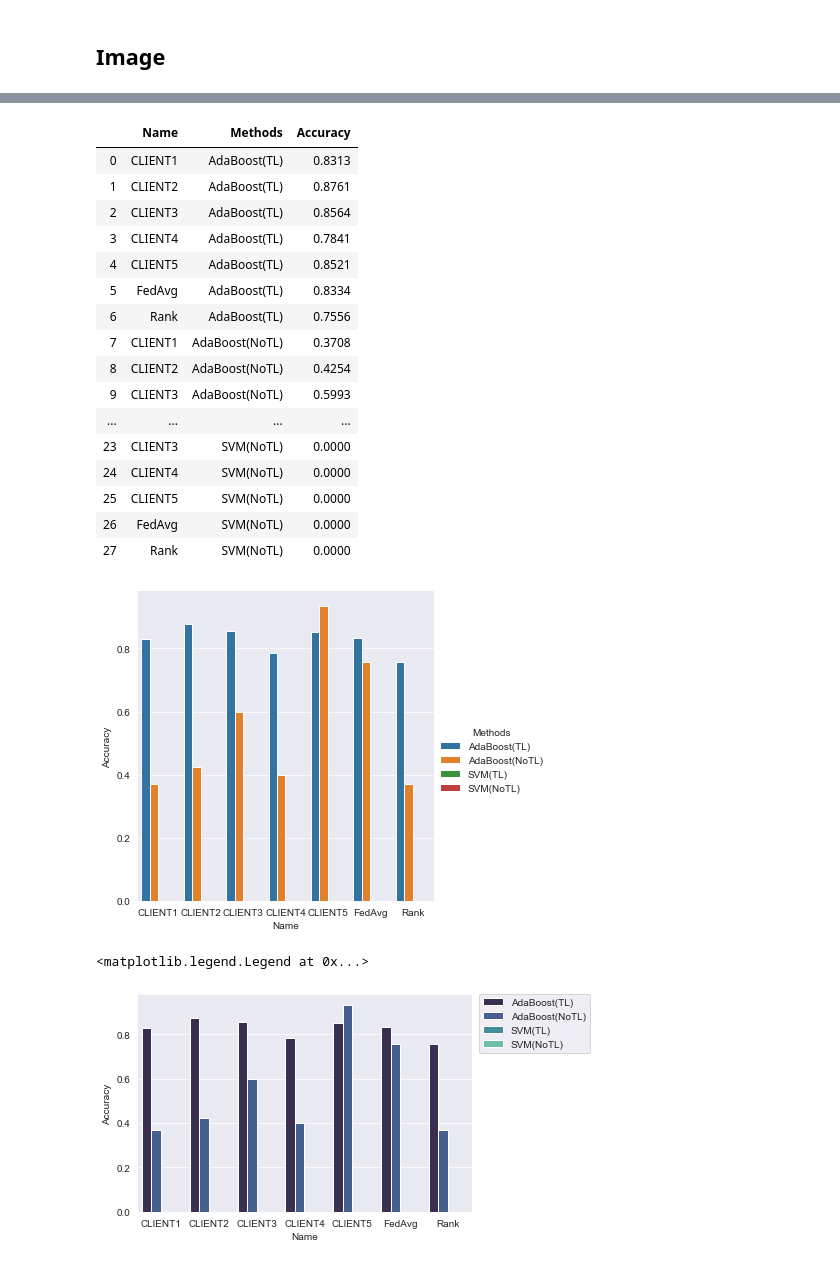
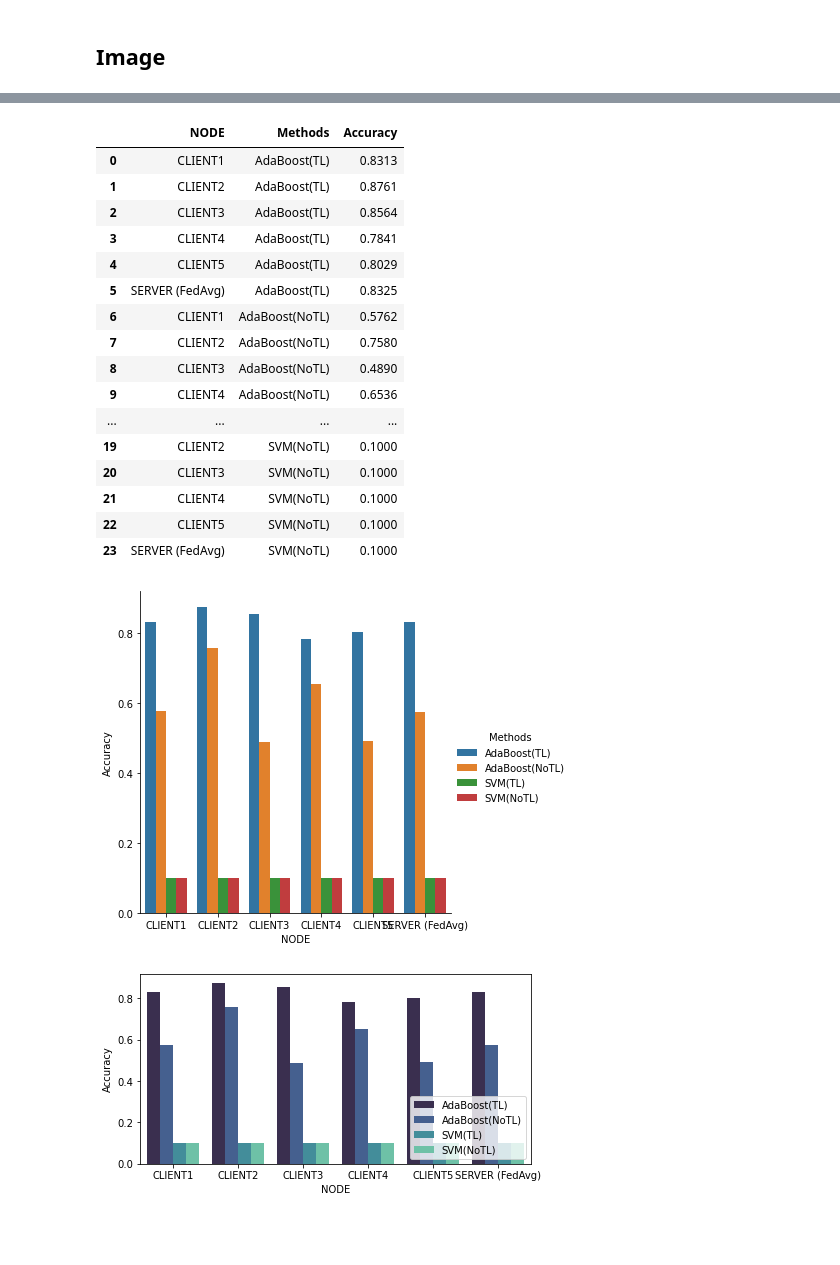
Before and after one commit to LaplaceZhang/FedTradaBoost, a Jupyter notebook: Plot.ipynb, the cells around one changed output, grey strips where cells are left out. Drawn from its saved outputs; the diff is of its cells as text; code cells hidden in the pictures; blank space fills up the shorter version.

Commit message:
add figure

```diff
--- a/Plot.ipynb
+++ b/Plot.ipynb
@@ -73,32 +72,34 @@ data
 # %%
-df = pd.melt(data, id_vars="Name", var_name="Methods", value_name="Accuracy")
+df = pd.melt(data, id_vars="NODE", var_name="Methods", value_name="Accuracy")
 df
 # %% [output]
-|  | Name | Methods | Accuracy |
+|  | NODE | Methods | Accuracy |
 | 0 | CLIENT1 | AdaBoost(TL) | 0.8313 |
 | 1 | CLIENT2 | AdaBoost(TL) | 0.8761 |
 | 2 | CLIENT3 | AdaBoost(TL) | 0.8564 |
 | 3 | CLIENT4 | AdaBoost(TL) | 0.7841 |
-| 4 | CLIENT5 | AdaBoost(TL) | 0.8521 |
-| 5 | FedAvg | AdaBoost(TL) | 0.8334 |
-| 6 | Rank | AdaBoost(TL) | 0.7556 |
-| 7 | CLIENT1 | AdaBoost(NoTL) | 0.3708 |
-| 8 | CLIENT2 | AdaBoost(NoTL) | 0.4254 |
-| 9 | CLIENT3 | AdaBoost(NoTL) | 0.5993 |
+| 4 | CLIENT5 | AdaBoost(TL) | 0.8029 |
+| 5 | SERVER (FedAvg) | AdaBoost(TL) | 0.8325 |
+| 6 | CLIENT1 | AdaBoost(NoTL) | 0.5762 |
+| 7 | CLIENT2 | AdaBoost(NoTL) | 0.7580 |
+| 8 | CLIENT3 | AdaBoost(NoTL) | 0.4890 |
+| 9 | CLIENT4 | AdaBoost(NoTL) | 0.6536 |
 | ... | ... | ... | ... |
-| 23 | CLIENT3 | SVM(NoTL) | 0.0000 |
-| 24 | CLIENT4 | SVM(NoTL) | 0.0000 |
-| 25 | CLIENT5 | SVM(NoTL) | 0.0000 |
-| 26 | FedAvg | SVM(NoTL) | 0.0000 |
-| 27 | Rank | SVM(NoTL) | 0.0000 |
+| 19 | CLIENT2 | SVM(NoTL) | 0.1000 |
+| 20 | CLIENT3 | SVM(NoTL) | 0.1000 |
+| 21 | CLIENT4 | SVM(NoTL) | 0.1000 |
+| 22 | CLIENT5 | SVM(NoTL) | 0.1000 |
+| 23 | SERVER (FedAvg) | SVM(NoTL) | 0.1000 |
 # %%
-sns.factorplot(x='Name', y='Accuracy', hue='Methods', data=df, kind='bar')
+sns.factorplot(x='NODE', y='Accuracy', hue='Methods', data=df, kind='bar')
 plt.show()
 # %% [output]
-[figure, old version]
+[figure, new version]
 # %%
-sns.barplot("Name", y="Accuracy", hue='Methods', data=df, palette="mako")
-plt.legend(bbox_to_anchor=(1.02, 1), loc='upper left', borderaxespad=0)
+fig = plt.figure(figsize=(7,3.5))
+sns.barplot("NODE", y="Accuracy", hue='Methods', data=df, palette="mako")
+# plt.legend(bbox_to_anchor=(1.02, 0.5), loc='upper left', borderaxespad=0)
+plt.legend(loc = 'lower right')
+fig.savefig("accuracy.png", dpi = 500)
 # %% [output]
-<matplotlib.legend.Legend at 0x...>
-[figure, old version]
+[figure, new version]
```
Also changed, not shown: parts of 4 cells of this notebook.
